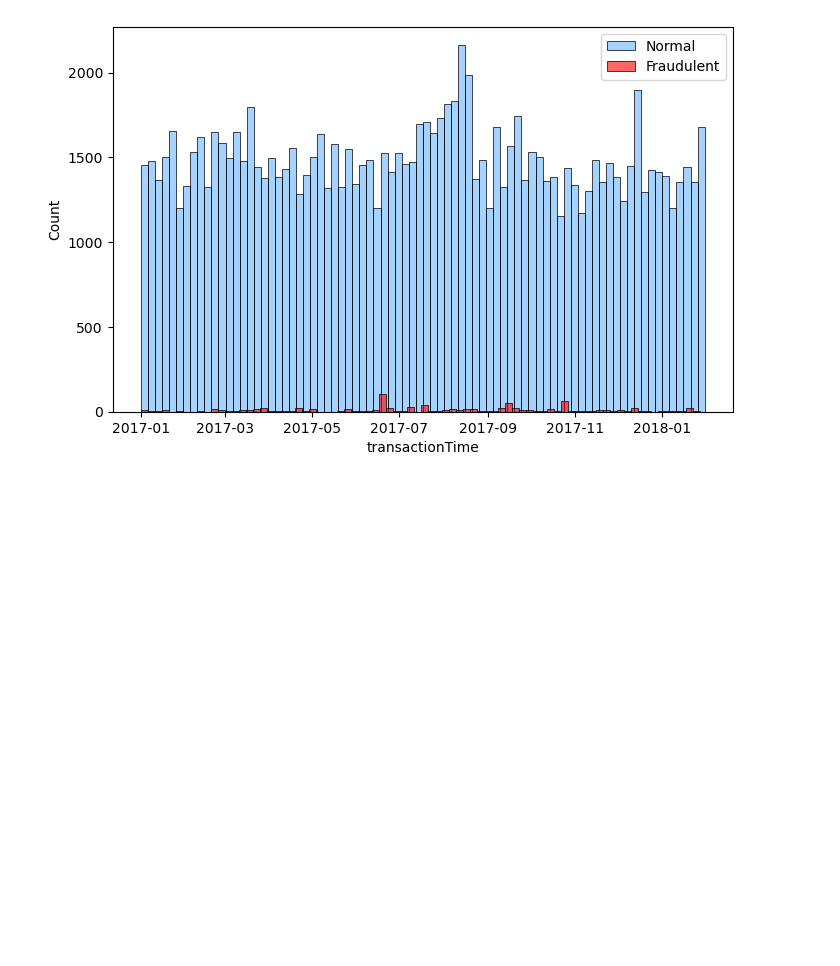
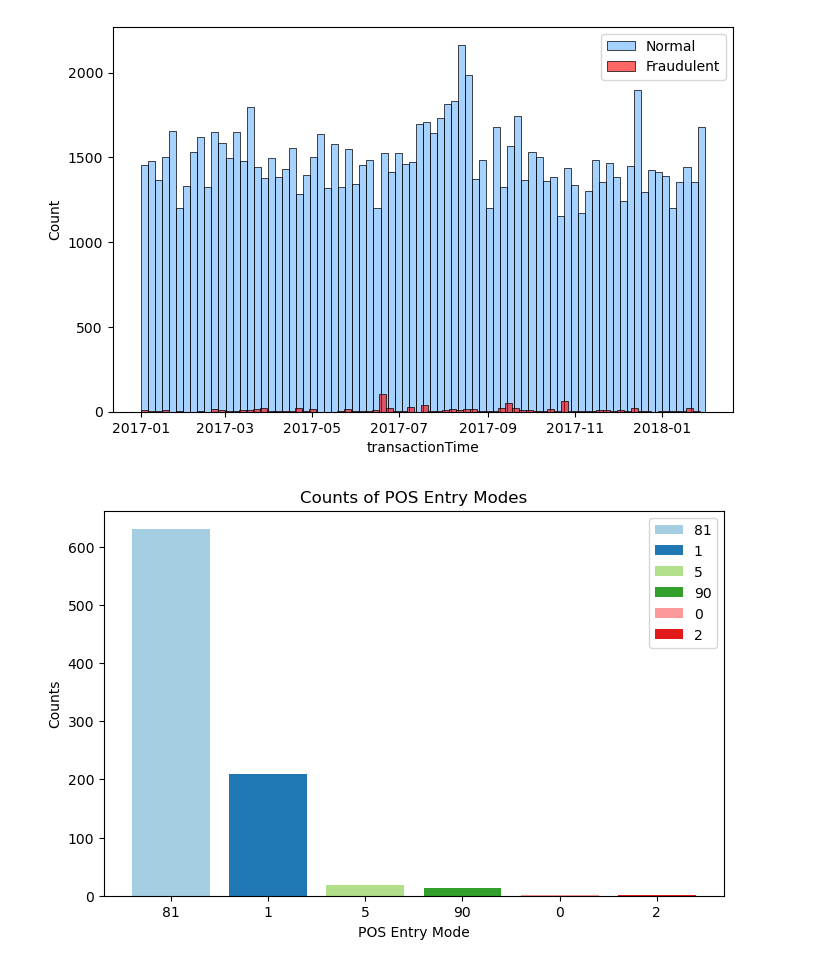
Before and after one commit to capac/credit-card-fraud-detection, a Jupyter notebook: eda.ipynb, the cells around one changed output. Drawn from its saved outputs; the diff is of its cells as text; code cells hidden in the pictures; blank space fills up the shorter version.

Commit message:
Plot of counts per POS entry mode

```diff
--- a/eda.ipynb
+++ b/eda.ipynb
@@ -26,3 +26,15 @@ sns.histplot(transaction_df, bins=80, alpha=0.6, color='red', ax=ax, label='Frau
 plt.legend();
 # %% [output]
 [figure]
+# %%
+fig, ax = plt.subplots(figsize=(8,5))
+fraud_df = data_df[data_df.fraudCase == 1]
+pos_fraud_df = fraud_df.posEntryMode.value_counts(ascending=False)
+ax.bar(pos_fraud_df.index, pos_fraud_df.values, label=pos_fraud_df.index,
+       color=plt.cm.Paired.colors)
+ax.set_xlabel('POS Entry Mode')
+ax.set_ylabel('Counts')
+ax.set_title('Counts of POS Entry Modes')
+plt.legend();
+# %% [output]
+[figure, added]
```
